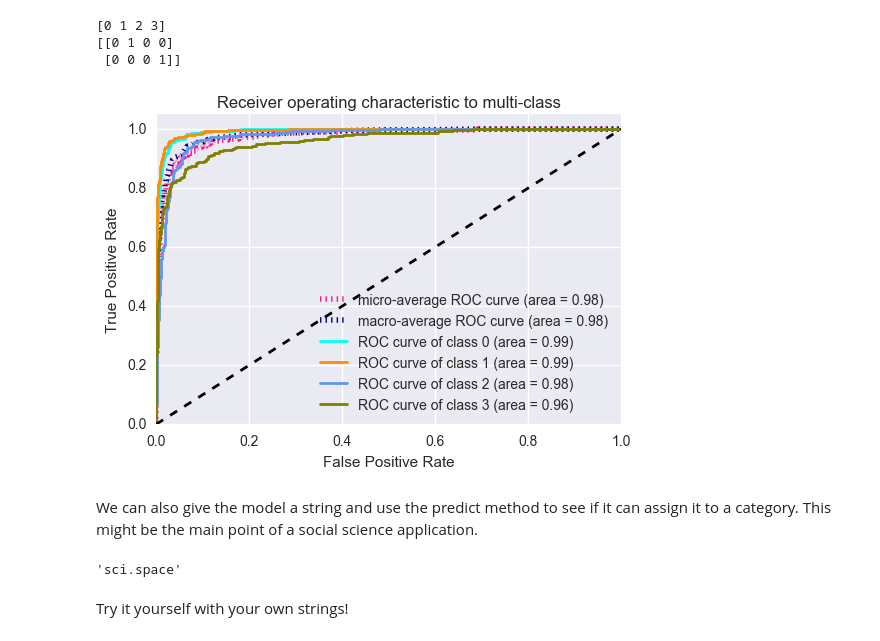
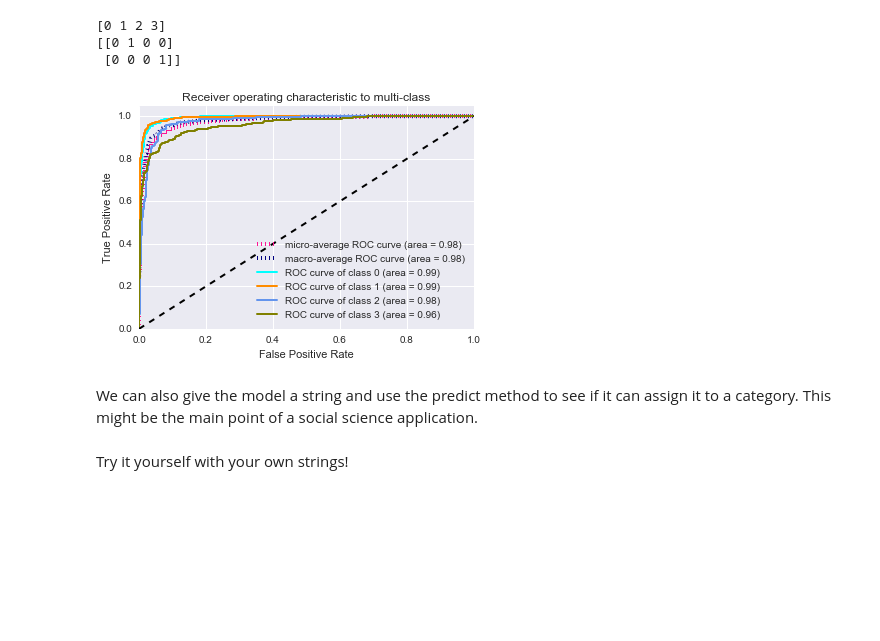
Before and after one commit to KnowledgeLab/content_analysis, a Jupyter notebook: notebooks/6-Classification.ipynb, the cells around one changed output. Cells and saved outputs as stored; diff of their text form; code cells hidden in the pictures; blank space fills up the shorter version.

```diff
--- a/notebooks/6-Classification.ipynb
+++ b/notebooks/6-Classification.ipynb
@@ -837,6 +853,7 @@ for i in range(n_classes):
 fpr["micro"], tpr["micro"], _ = sklearn.metrics.roc_curve(y_test.ravel(), y_score.ravel())
 roc_auc["micro"] = sklearn.metrics.auc(fpr["micro"], tpr["micro"])
 # %%
+lw = 2
 n_classes = 4
 # Compute macro-average ROC curve and ROC area
 
@@ -855,40 +872,36 @@ fpr["macro"] = all_fpr
 tpr["macro"] = mean_tpr
 roc_auc["macro"] =  sklearn.metrics.auc(fpr["macro"], tpr["macro"])
 
 # Plot all ROC curves
 plt.figure()
 plt.plot(fpr["micro"], tpr["micro"],
          label='micro-average ROC curve (area = {0:0.2f})'
                ''.format(roc_auc["micro"]),
          color='deeppink', linestyle=':', linewidth=4)
 
 plt.plot(fpr["macro"], tpr["macro"],
          label='macro-average ROC curve (area = {0:0.2f})'
                ''.format(roc_auc["macro"]),
          color='navy', linestyle=':', linewidth=4)
 
 colors = ['aqua', 'darkorange', 'cornflowerblue', 'olive']
 for i, color in zip(range(n_classes), colors):
     plt.plot(fpr[i], tpr[i], color=color, lw=lw,
              label='ROC curve of class {0} (area = {1:0.2f})'
              ''.format(i, roc_auc[i]))
 
 plt.plot([0, 1], [0, 1], 'k--', lw=lw)
 plt.xlim([0.0, 1.0])
 plt.ylim([0.0, 1.05])
 plt.xlabel('False Positive Rate')
 plt.ylabel('True Positive Rate')
 plt.title('Receiver operating characteristic to multi-class')
 plt.legend(loc="lower right")
 plt.show()
 # %% [output]
-[figure, old version]
+[figure, new version]
 # %% [markdown]
 We can also give the model a string and use the predict method to see if it can assign it to a category. This might be the main point of a social science application.
 # %%
 def predict_category(s, train=train, model=model): #We just define a simple function here
     return train.target_names[model.predict([s])]
-# %%
-predict_category('rockets')
-# %% [output]
-'sci.space'
```
Also changed, not shown: parts of 120 cells of this notebook, 1 other file.
